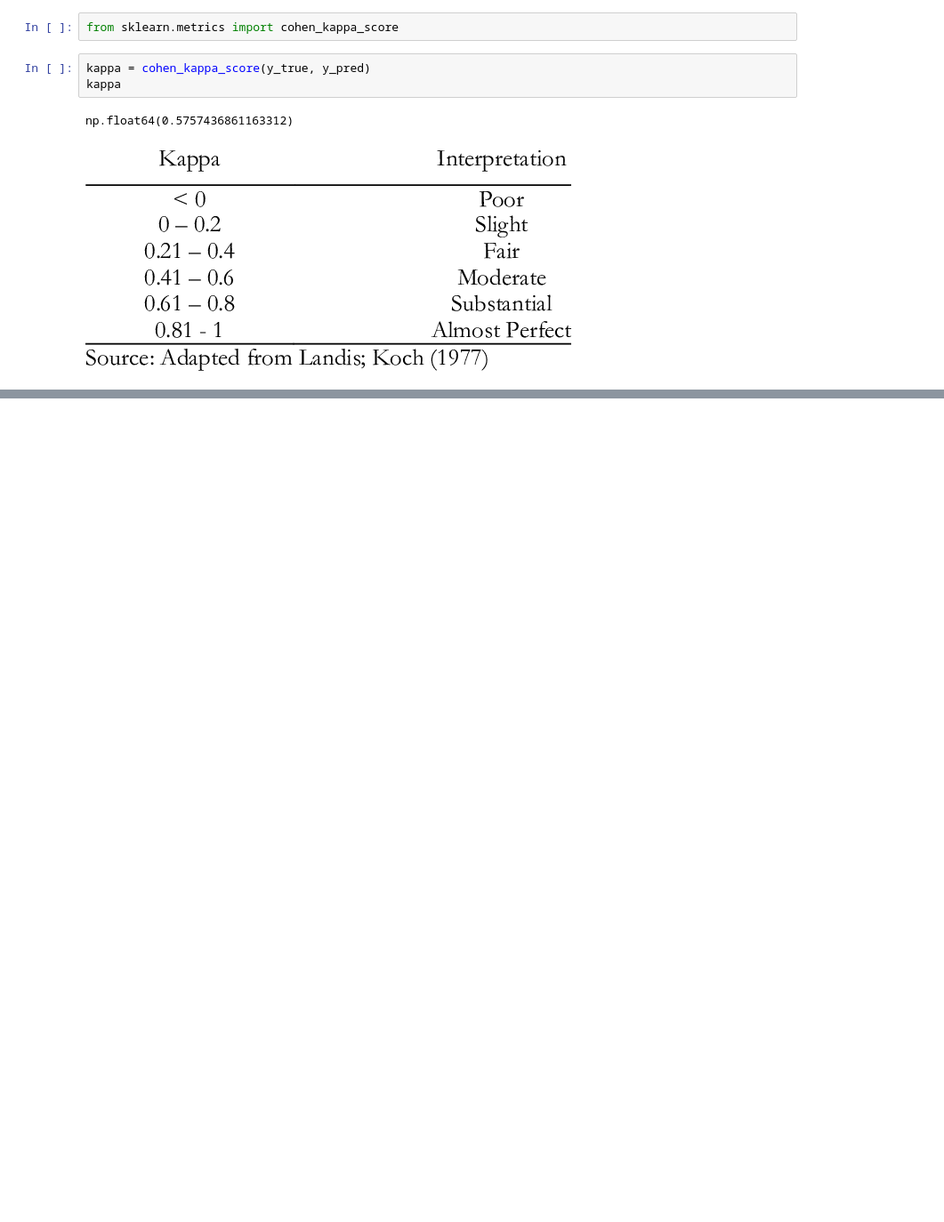
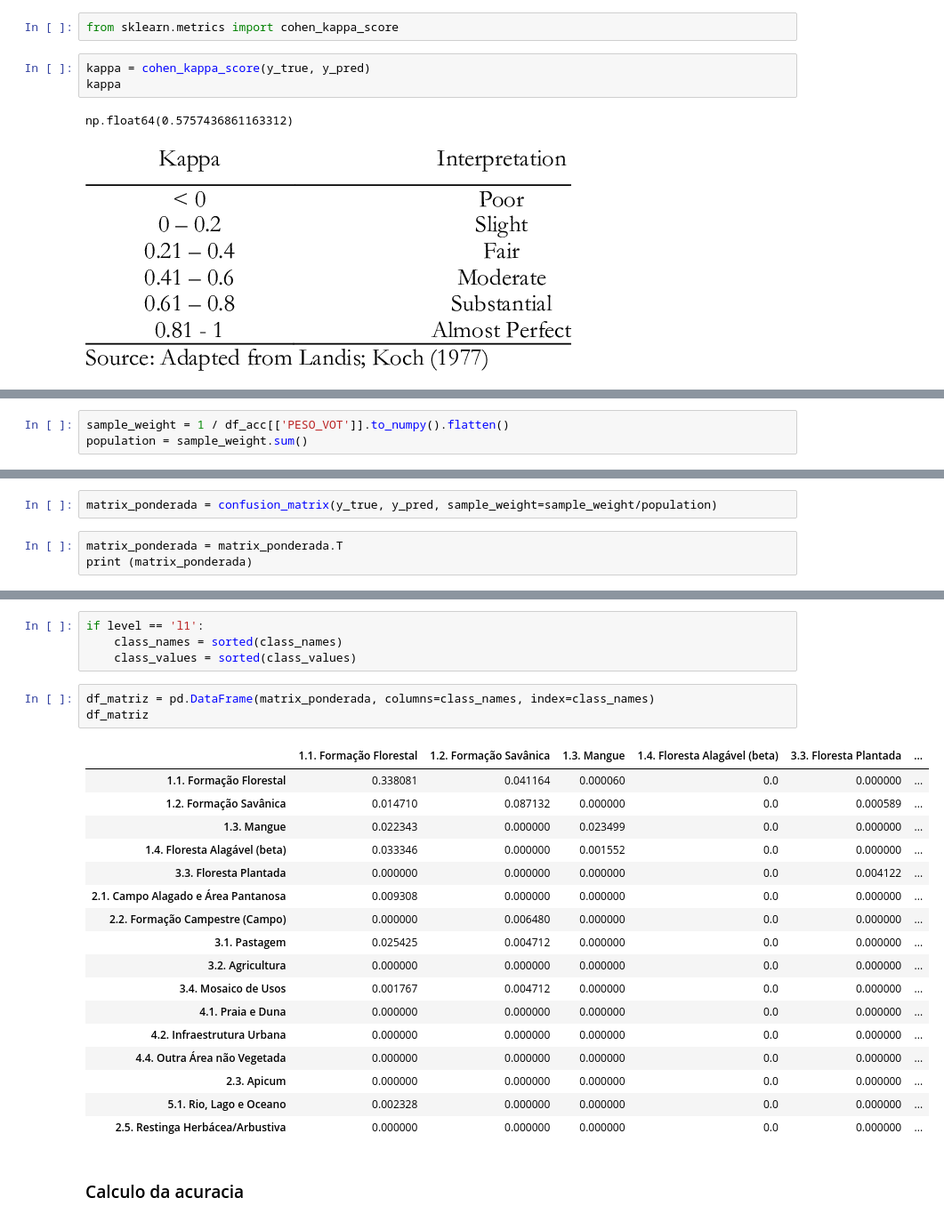
Before and after one commit to LambdaGeo/acuracia_slz, a Jupyter notebook: acuracia_sa23z.ipynb, the cells around one changed output, grey strips where cells are left out. Shown at 89% size. Saved outputs shown, nothing was run; the diff lists cells and outputs as text; blank space fills up the shorter version.

Commit message:
incluido as estimativas por área

```diff
--- a/acuracia_sa23z.ipynb
+++ b/acuracia_sa23z.ipynb
@@ -1159,0 +1240,3 @@ np.float64(0.5757436861163312)
+# %%
+sample_weight = 1 / df_acc[['PESO_VOT']].to_numpy().flatten()
+population = sample_weight.sum()
@@ -1159,0 +1260,5 @@ np.float64(0.5757436861163312)
+# %%
+matrix_ponderada = confusion_matrix(y_true, y_pred, sample_weight=sample_weight/population)
+# %%
+matrix_ponderada = matrix_ponderada.T
+print (matrix_ponderada)
@@ -1159,0 +1283,27 @@ np.float64(0.5757436861163312)
+# %%
+if level == 'l1':
+    class_names = sorted(class_names)
+    class_values = sorted(class_values)
+# %%
+df_matriz = pd.DataFrame(matrix_ponderada, columns=class_names, index=class_names)
+df_matriz
+# %% [output]
+|  | 1.1. Formação Florestal | 1.2. Formação Savânica | 1.3. Mangue | 1.4. Floresta Alagável (beta) | 3.3. Floresta Plantada | ... |
+| 1.1. Formação Florestal | 0.338081 | 0.041164 | 0.000060 | 0.0 | 0.000000 | ... |
+| 1.2. Formação Savânica | 0.014710 | 0.087132 | 0.000000 | 0.0 | 0.000589 | ... |
+| 1.3. Mangue | 0.022343 | 0.000000 | 0.023499 | 0.0 | 0.000000 | ... |
+| 1.4. Floresta Alagável (beta) | 0.033346 | 0.000000 | 0.001552 | 0.0 | 0.000000 | ... |
+| 3.3. Floresta Plantada | 0.000000 | 0.000000 | 0.000000 | 0.0 | 0.004122 | ... |
+| 2.1. Campo Alagado e Área Pantanosa | 0.009308 | 0.000000 | 0.000000 | 0.0 | 0.000000 | ... |
+| 2.2. Formação Campestre (Campo) | 0.000000 | 0.006480 | 0.000000 | 0.0 | 0.000000 | ... |
+| 3.1. Pastagem | 0.025425 | 0.004712 | 0.000000 | 0.0 | 0.000000 | ... |
+| 3.2. Agricultura | 0.000000 | 0.000000 | 0.000000 | 0.0 | 0.000000 | ... |
+| 3.4. Mosaico de Usos | 0.001767 | 0.004712 | 0.000000 | 0.0 | 0.000000 | ... |
+| 4.1. Praia e Duna | 0.000000 | 0.000000 | 0.000000 | 0.0 | 0.000000 | ... |
+| 4.2. Infraestrutura Urbana | 0.000000 | 0.000000 | 0.000000 | 0.0 | 0.000000 | ... |
+| 4.4. Outra Área não Vegetada | 0.000000 | 0.000000 | 0.000000 | 0.0 | 0.000000 | ... |
+| 2.3. Apicum | 0.000000 | 0.000000 | 0.000000 | 0.0 | 0.000000 | ... |
+| 5.1. Rio, Lago e Oceano | 0.002328 | 0.000000 | 0.000000 | 0.0 | 0.000000 | ... |
+| 2.5. Restinga Herbácea/Arbustiva | 0.000000 | 0.000000 | 0.000000 | 0.0 | 0.000000 | ... |
+# %% [markdown]
+### Calculo da acuracia
```
Also changed, not shown: parts of 57 cells of this notebook, 1 other file.
